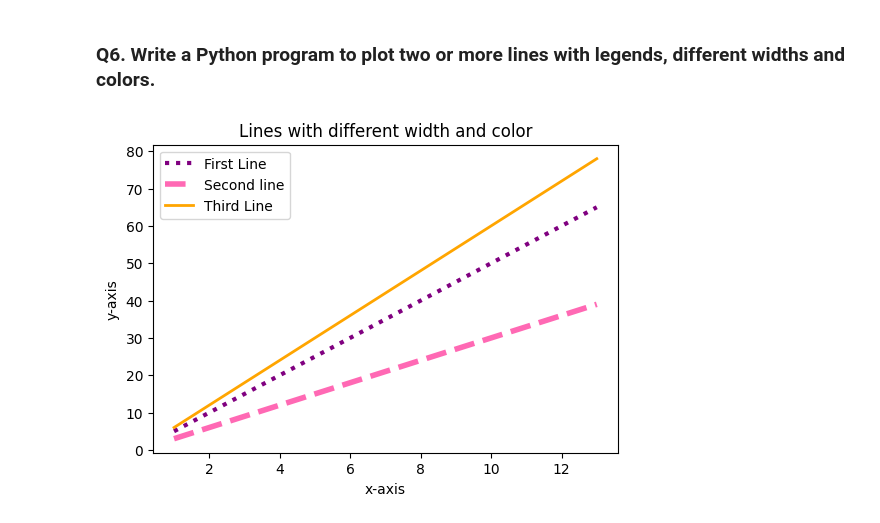
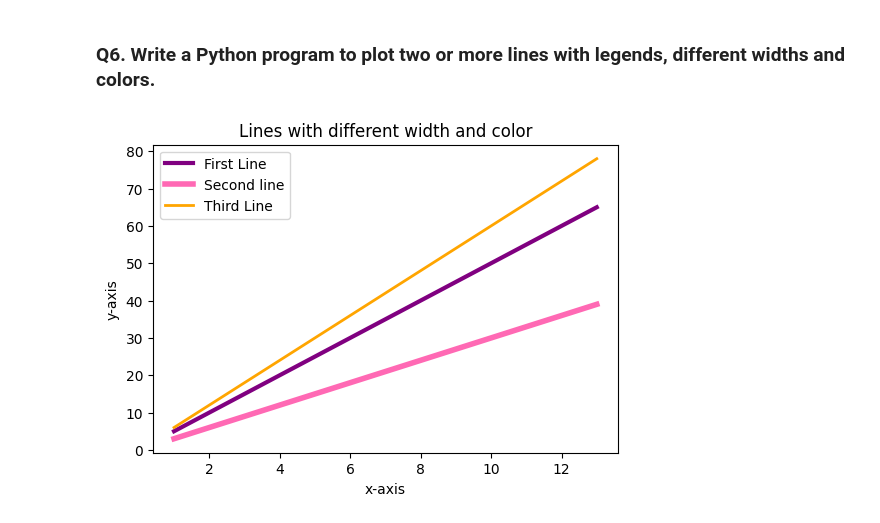
Before and after one commit to Ankitha8105/Python_Libraries, a Jupyter notebook: Matplotlib/linegraph.ipynb, the cells around one changed output. Saved outputs shown, nothing was run; the diff lists cells and outputs as text; code cells hidden in the pictures.

Commit message:
[Ankitha] Modified : python program to plot two or more lines with different styles

```diff
--- a/Matplotlib/linegraph.ipynb
+++ b/Matplotlib/linegraph.ipynb
@@ -221,41 +221,41 @@ if __name__ == "__main__":
 # %% [markdown]
 ### Q6. Write a Python program to plot two or more lines with legends, different widths and colors.
 # %%
-log = logger.logger_init('Q5')
+log = logger.logger_init('Q6')
 
 
 def lines_different_width(x):
     """
     Description :
-        This function is used to  plot two or more lines with legends, different widths and colors.
+        This function is used to plot two or more lines with legends, different widths and colors.
     Parameter:
         x = List values
     Return :
         It returns lines of given values
     """
     plt.figure(figsize=(6,4))
     w = [i*6 for i in x]
     y = [i*5 for i in x]
     z = [i*3 for i in x]
 
-    plt.plot(x,y,label="First Line",color = 'purple',lw='3',ls =":")
-    plt.plot(x,z,label = "Second line",color ='hotpink',lw=4,ls ="--")
+    plt.plot(x,y,label="First Line",color = 'purple',lw='3')
+    plt.plot(x,z,label = "Second line",color ='hotpink',lw=4,)
     plt.plot(x,w,label="Third Line",color ='orange',lw =2)
 
     plt.title("Lines with different width and color")
     plt.xlabel("x-axis")
     plt.ylabel("y-axis")
 
     plt.legend()
     plt.show()
 
 
 def main():
     x = np.arange(1,15,2)
     lines_different_width(x)
 
 
 if __name__ == "__main__":
     main()
 # %% [output]
-[figure, old version]
+[figure, new version]
```
Also changed, not shown: parts of 2 cells of this notebook.
